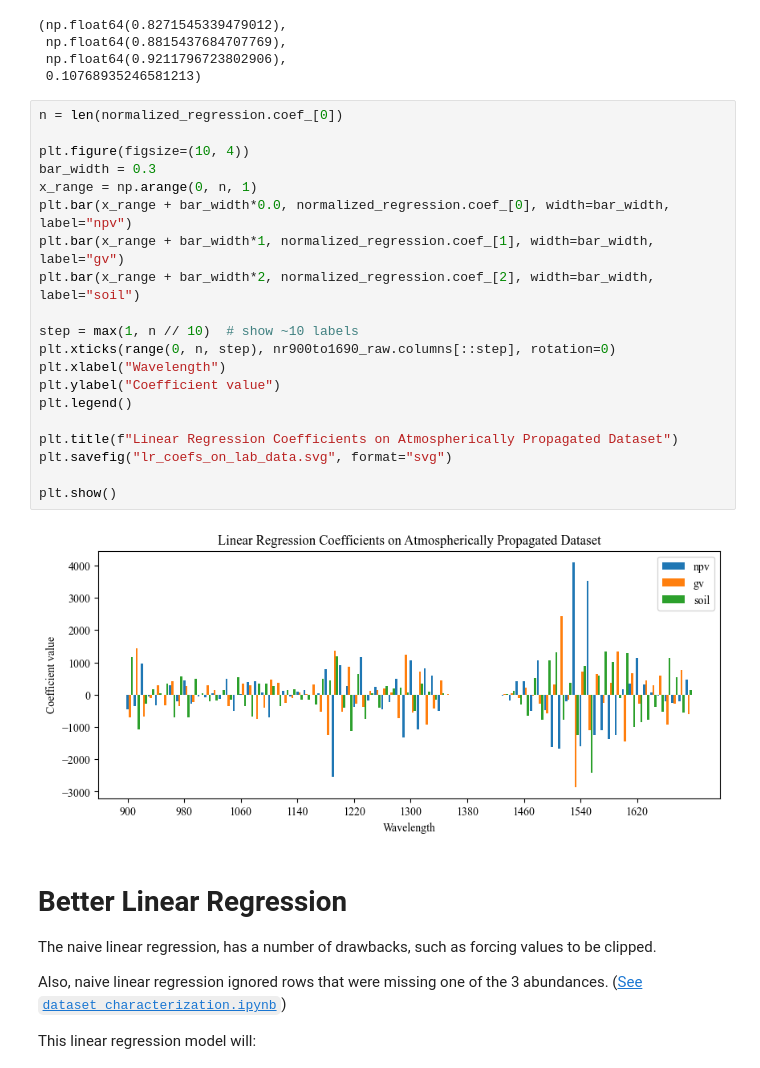
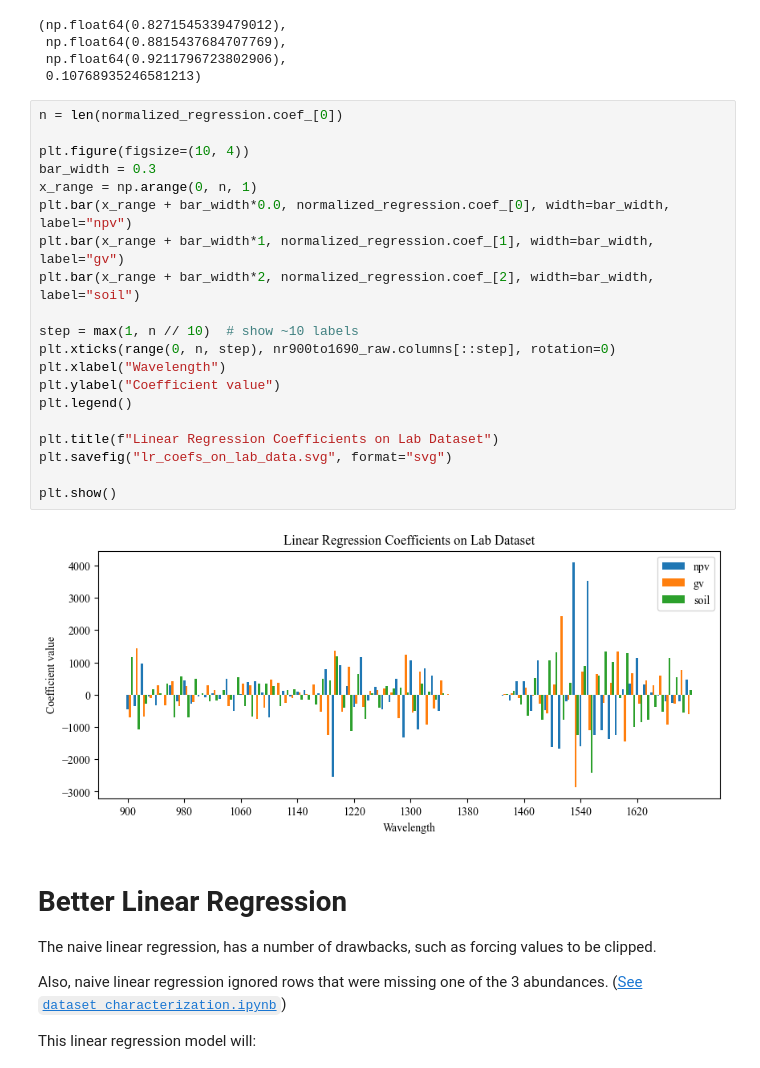
Before and after one commit to utat-ss/FINCH-Science_Unmixing, a Jupyter notebook: runs/classicalml/linear_reg/linear_regression.ipynb, the cells around one changed output. Saved outputs shown, nothing was run; the diff lists cells and outputs as text.

Commit message:
lr coeffitients plot

```diff
--- a/runs/classicalml/linear_reg/linear_regression.ipynb
+++ b/runs/classicalml/linear_reg/linear_regression.ipynb
@@ -275,25 +275,25 @@ check_random_state(11, True)
 # %%
 n = len(normalized_regression.coef_[0])
 
 plt.figure(figsize=(10, 4))
 bar_width = 0.3
 x_range = np.arange(0, n, 1)
 plt.bar(x_range + bar_width*0.0, normalized_regression.coef_[0], width=bar_width, label="npv")
 plt.bar(x_range + bar_width*1, normalized_regression.coef_[1], width=bar_width, label="gv")
 plt.bar(x_range + bar_width*2, normalized_regression.coef_[2], width=bar_width, label="soil")
 
 step = max(1, n // 10)  # show ~10 labels
 plt.xticks(range(0, n, step), nr900to1690_raw.columns[::step], rotation=0)
 plt.xlabel("Wavelength")
 plt.ylabel("Coefficient value")
 plt.legend()
 
-plt.title(f"Linear Regression Coefficients on Atmospherically Propagated Dataset")
+plt.title(f"Linear Regression Coefficients on Lab Dataset")
 plt.savefig("lr_coefs_on_lab_data.svg", format="svg")
 
 plt.show()
 # %% [output]
-[figure, old version]
+[figure, new version]
 # %% [markdown]
 # Better Linear Regression
 
```
Also changed, not shown: parts of 3 cells of this notebook, 1 other file.
